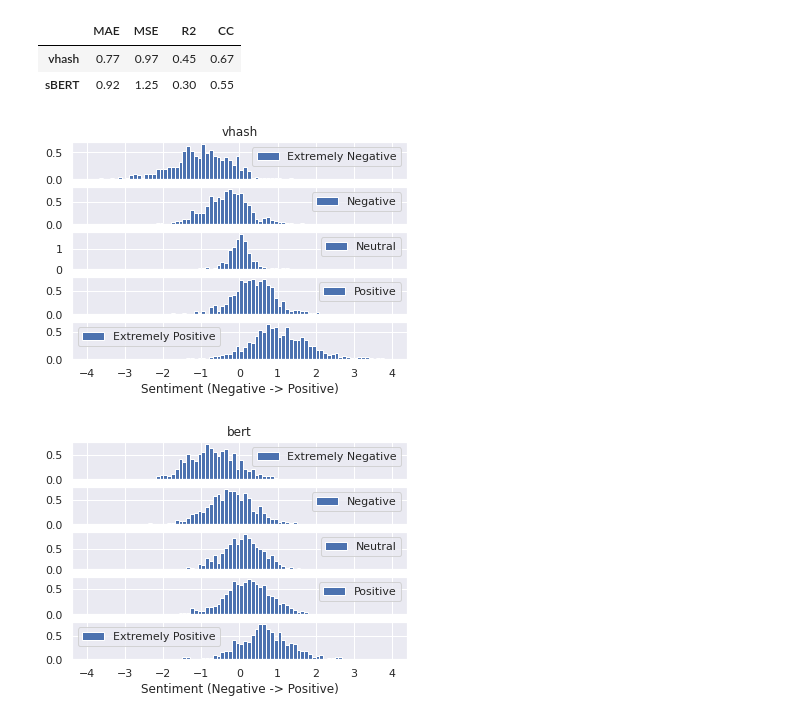
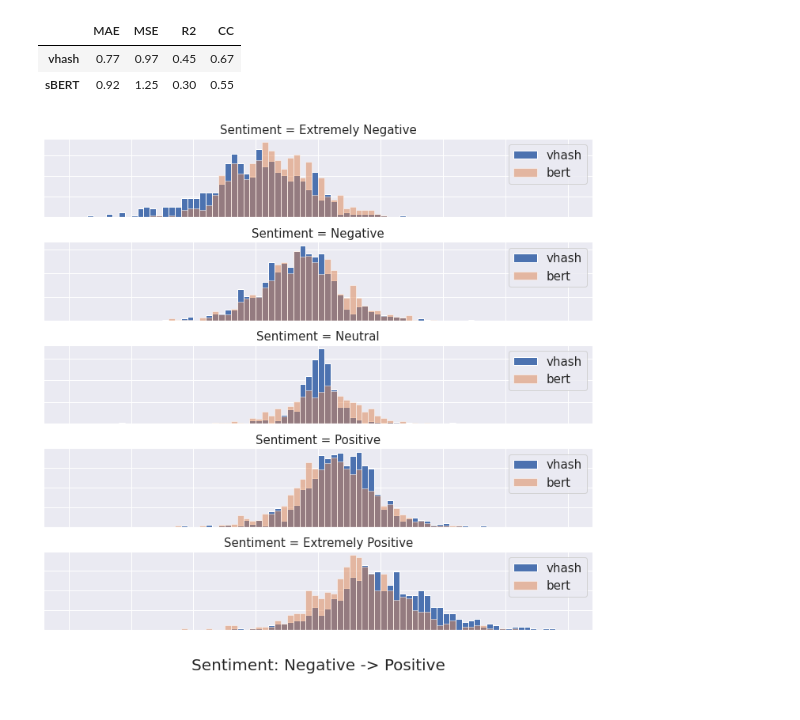
Before and after one commit to lakes-legendaries/vhash, a Jupyter notebook: stats/bert.ipynb, the cells around one changed output. Cells and saved outputs as stored; diff of their text form; code cells hidden in the pictures.

Commit message:
improving class plot

```diff
--- a/stats/bert.ipynb
+++ b/stats/bert.ipynb
@@ -157,35 +157,46 @@ display(metrics)
 # %%
 # plot results
 from matplotlib import pyplot
 from numpy import arange, array
 import seaborn
 
 
 # make pretty
 seaborn.set_theme()
 
-# plot each model
-for model in Model:
+# make figure
+fig, ax = pyplot.subplots(5, 1, figsize=(10, 10))
 
-    # make figure
-    fig, ax = pyplot.subplots(5, 1)
+# plot points
+for n, label in enumerate(range(-2, 3)):
+    for model in Model:
 
-    # plot points
-    for n, label in enumerate(range(-2, 3)):
+        # plot histogram
         ax[n].hist(
             pred[model][labels[Set.TEST] == label],
+            alpha=(.5 if model else 1),
             bins=arange(-4, 4.1, .1),
             density=True,
-            label=list(label_values.keys())[n],
+            label=str(model).rsplit('.')[-1].lower(),
         )
-        ax[n].legend()
 
-    # labels
-    ax[0].set_title(str(model).rsplit('.')[-1].lower())
-    ax[-1].set_xlabel('Sentiment (Negative -> Positive)')
+        # show legend
+        ax[n].legend(fontsize=15)
 
-    # show figure
-    pyplot.show()
+        # turn off ticks
+        ax[n].set_xticklabels([])
+        ax[n].set_yticklabels([])
+
+        # make title
+        ax[n].set_title(
+            'Sentiment = ' + list(label_values.keys())[n],
+            fontsize=15,
+        )
+
+ax[-1].set_xlabel('\nSentiment: Negative -> Positive', fontsize=20)
+
+# show figure
+fig.tight_layout()
+pyplot.show()
 # %% [output]
-[figure, old version]
+[figure, new version]
-[figure, removed]
```
